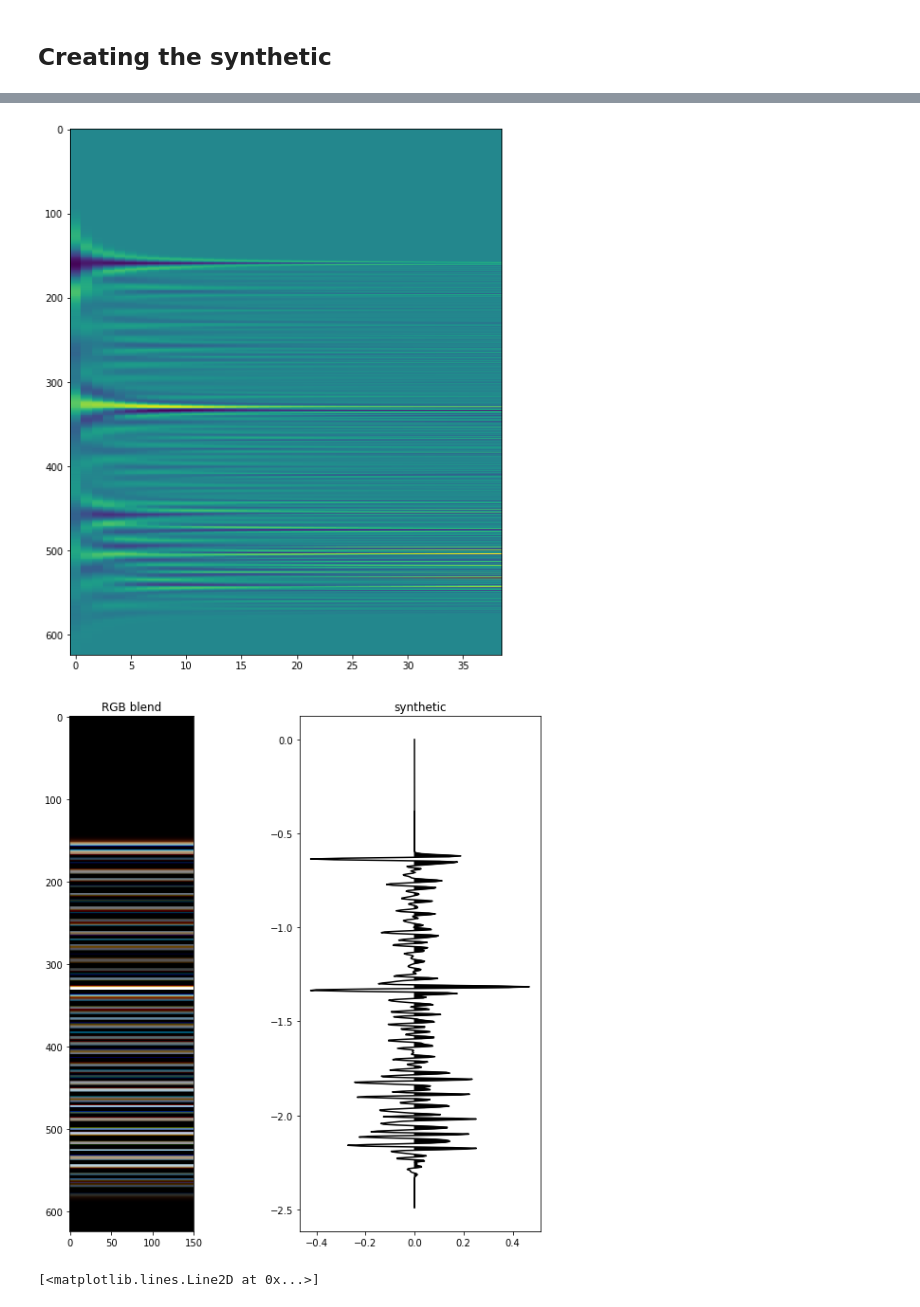
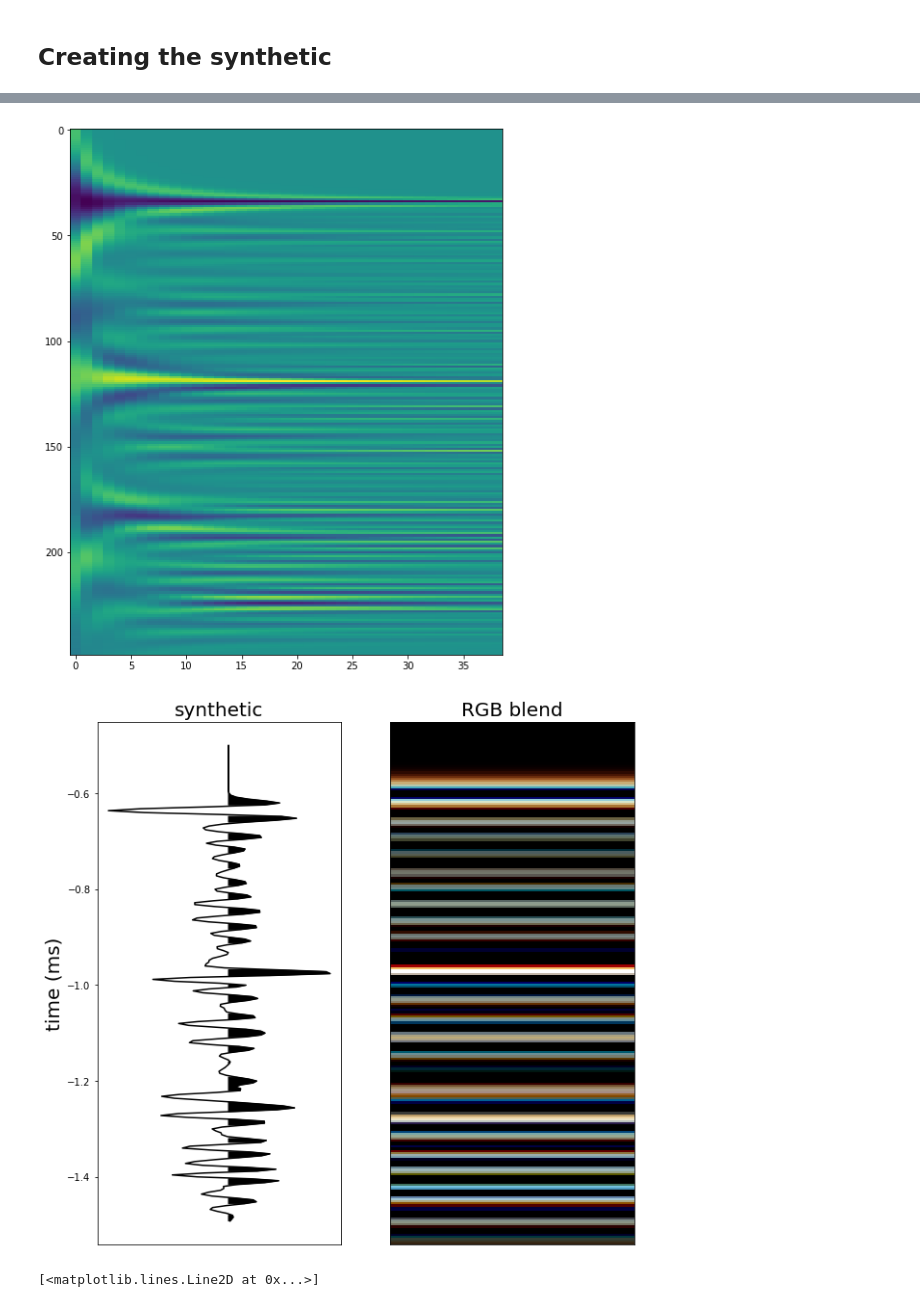
Before and after one commit to Gijsbertbas/rgb-explorers-backend, a Jupyter notebook: sandbox/Import_las.ipynb, the cells around one changed output, grey strips where cells are left out. Saved outputs shown, nothing was run; the diff lists cells and outputs as text; code cells hidden in the pictures.

Commit message:
prettifying figures

```diff
--- a/sandbox/Import_las.ipynb
+++ b/sandbox/Import_las.ipynb
@@ -74,7 +74,7 @@ log_start_time
 The time-to-depth relationship is obtained by scaling the sonic log by the sample interval (6" or 0.1524 m) and by calling <code>np.cumsum()</code> on it.
 # %%
 # two-way-time to depth relationship
-interval = 2*(wdf.index.values[1]-wdf.index.values[0])
+interval = (wdf.index.values[1]-wdf.index.values[0])
 scaled_dt = interval * np.nan_to_num(wdf['DT']) / 1e6
 
 tcum = 2 * np.cumsum(scaled_dt)
@@ -89,9 +89,10 @@ plt.plot(tdr)
 # %%
 # RESAMPLING FUNCTION
 dt = 0.004
-maxt = 2.5
+mint = 0.5
+maxt = 1.5
 
-t = np.arange(0, maxt, dt)
+t = np.arange(mint, maxt, dt)
 
 Z_t = np.interp(x = t, xp = tdr, fp = wdf['AI'])
 
@@ -133,7 +134,7 @@ fig = plt.figure(figsize=(8, 10))
 plt.imshow(synth, aspect='auto')
 plt.savefig('spectralplot.png')
 # %% [output]
-[figure, old version]
+[figure, new version]
 # %%
 np.save('well_spectrum.npy',synth)
 # %%
@@ -142,42 +143,44 @@ frequencies = (20,25,30)
 clipping = 0.9
 f_power = .5
 
 synth = np.zeros((len(RC_t),3))
 
 for i, f in enumerate(frequencies):
     w = bruges.filters.ricker(f=f, duration = 0.512, dt = 0.004)
     synth[:,i] = np.convolve(w, RC_t, mode='same')
 
 c_1 = synth[:,0] / np.amax(synth[:,0])
 c_1 = c_1**f_power
 c_1 = np.where(c_1 >= clipping, 1.0, c_1/clipping)
 
 c_2 = synth[:,1] / np.amax(synth[:,1])
 c_2 = c_2**f_power
 c_2 = np.where(c_2 >= clipping, 1.0, c_2/clipping)
 
 c_3 = synth[:,2] / np.amax(synth[:,2])
 c_3 = c_3**f_power
 c_3 = np.where(c_3 >= clipping, 1.0, c_3/clipping)
 
-width = 150
-
-rgb_blend = np.zeros((len(RC_t),width, 3))
+rgb_blend = np.zeros((len(RC_t),1, 3))
 rgb_blend[:,:,0] = c_1[:,np.newaxis]
 rgb_blend[:,:,1] = c_2[:,np.newaxis]
 rgb_blend[:,:,2] = c_3[:,np.newaxis]
 
 fig, axes = plt.subplots(1,2,figsize=(10,10))
-axes[0].imshow(rgb_blend)
-axes[0].set_title('RGB blend')
-axes[1].plot(synth[:,1],-t[:-1], 'k')
-axes[1].fill_betweenx(-t[:-1], synth[:,1],  0,  synth[:,1] > 0.0,  color='k', alpha = 1.0)
-axes[1].set_title('synthetic')
+axes[0].plot(synth[:,1],-t[:-1], 'k')
+axes[0].fill_betweenx(-t[:-1], synth[:,1],  0,  synth[:,1] > 0.0,  color='k', alpha = 1.0)
+axes[0].set_title('synthetic', size=20)
+axes[0].set_ylabel('time (ms)', size = 20)
+axes[0].get_xaxis().set_ticks([])
+axes[1].imshow(rgb_blend, aspect='auto')
+axes[1].set_title('RGB blend', size=20)
+axes[1].get_xaxis().set_ticks([])
+axes[1].get_yaxis().set_ticks([])
 
 wellname = file.split('.')[0]
 plt.savefig('RGB_log_'+wellname+'.png')
 # %% [output]
-[figure, old version]
+[figure, new version]
 # %%
 plt.plot(synth[:,2])
 # %% [output]
```
Also changed, not shown: parts of 2 cells of this notebook, 3 other files.
